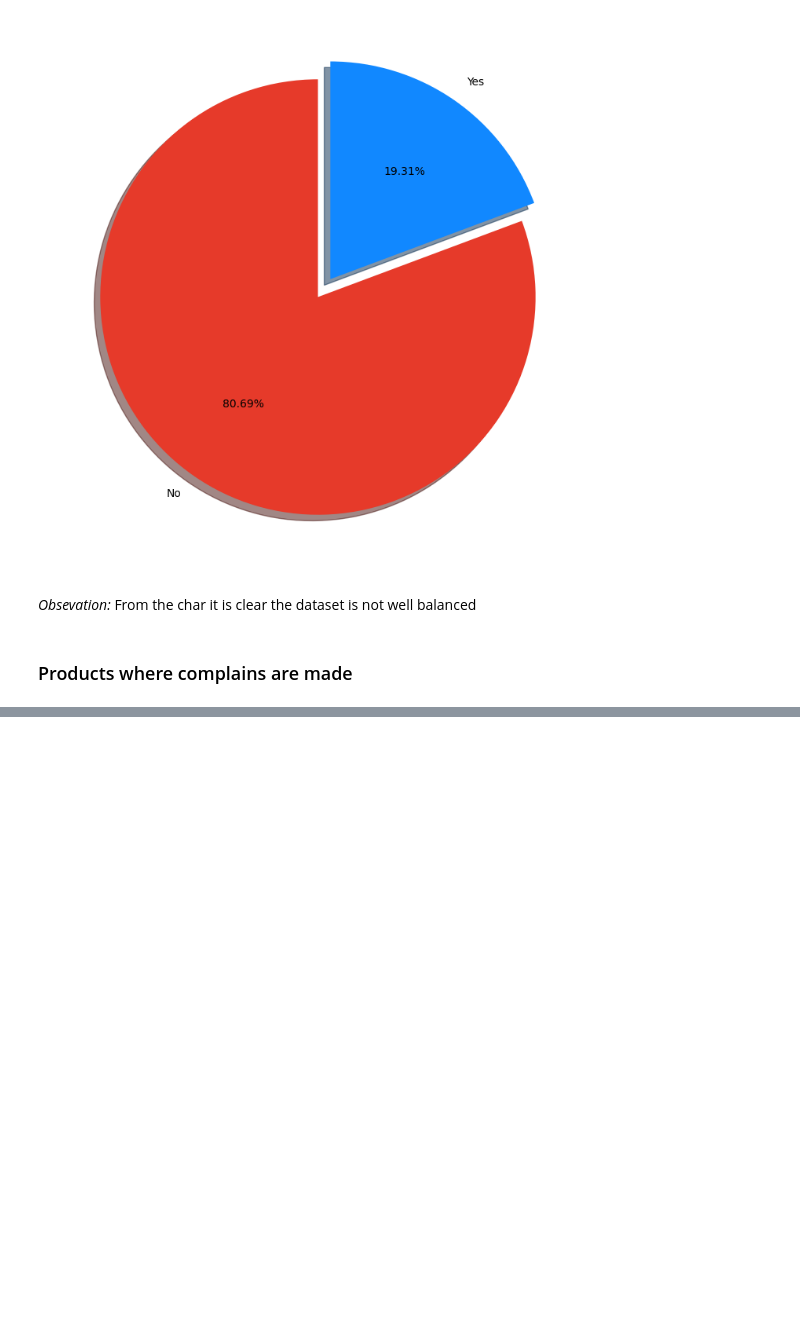
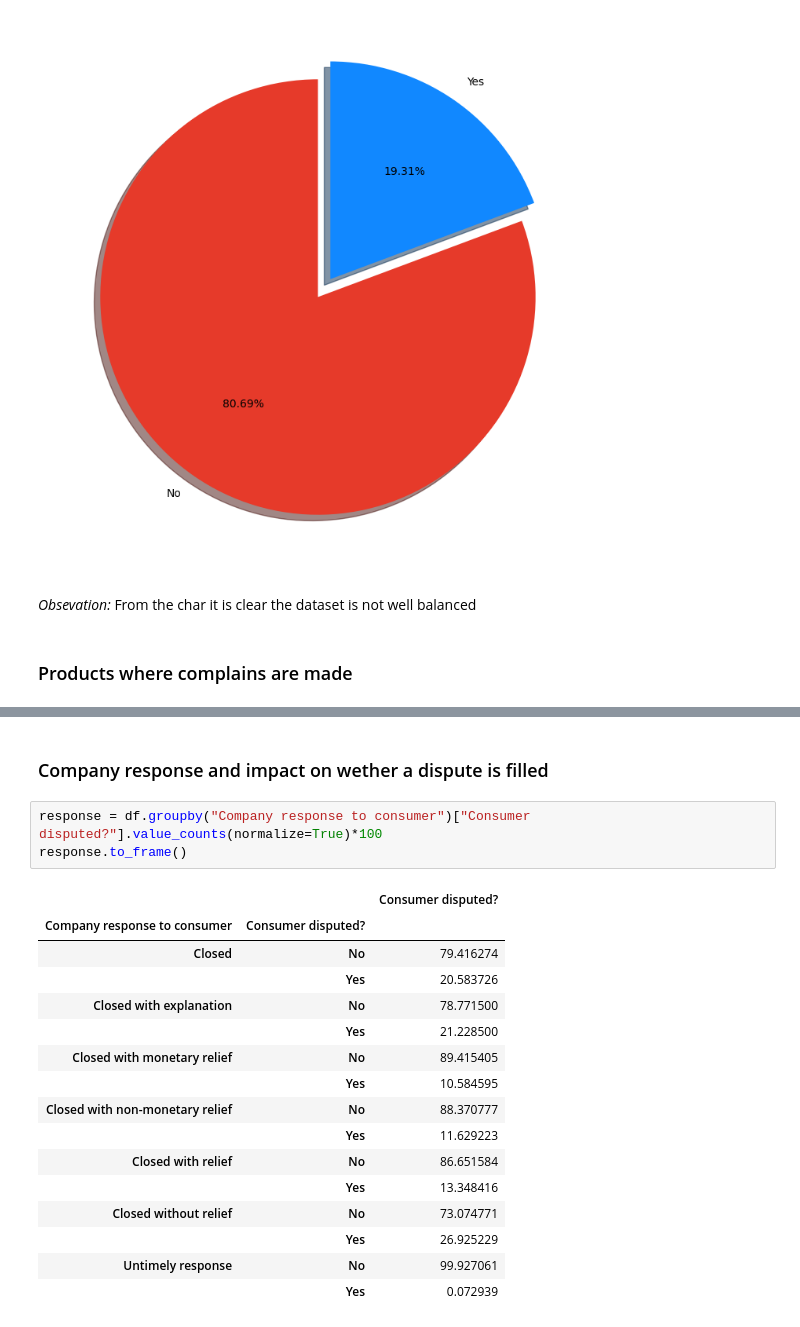
Before and after one commit to natek-1/finance_complaint_analysis, a Jupyter notebook: notebooks/EDA.ipynb, the cells around one changed output, grey strips where cells are left out. Cells and saved outputs as stored; diff of their text form; blank space fills up the shorter version.

```diff
--- a/notebooks/EDA.ipynb
+++ b/notebooks/EDA.ipynb
@@ -207,0 +260,22 @@ plt.show()
+# %% [markdown]
+### Company response and impact on wether a dispute is filled
+# %%
+response = df.groupby("Company response to consumer")["Consumer disputed?"].value_counts(normalize=True)*100
+response.to_frame()
+# %% [output]
+|  |  | Consumer disputed? |
+| Company response to consumer | Consumer disputed? |  |
+| Closed | No | 79.416274 |
+|  | Yes | 20.583726 |
+| Closed with explanation | No | 78.771500 |
+|  | Yes | 21.228500 |
+| Closed with monetary relief | No | 89.415405 |
+|  | Yes | 10.584595 |
+| Closed with non-monetary relief | No | 88.370777 |
+|  | Yes | 11.629223 |
+| Closed with relief | No | 86.651584 |
+|  | Yes | 13.348416 |
+| Closed without relief | No | 73.074771 |
+|  | Yes | 26.925229 |
+| Untimely response | No | 99.927061 |
+|  | Yes | 0.072939 |
```
Also changed, not shown: parts of 6 cells of this notebook.
